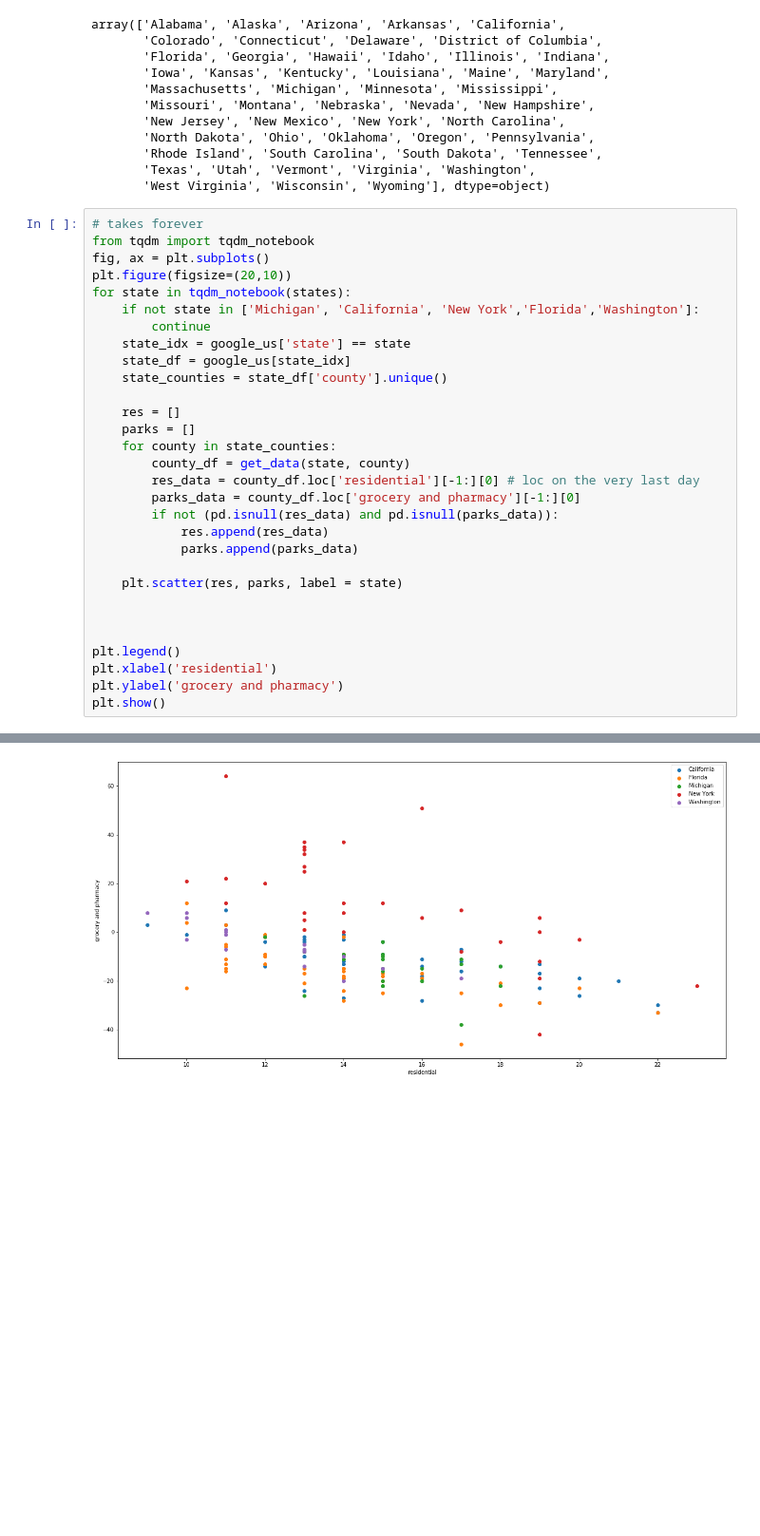
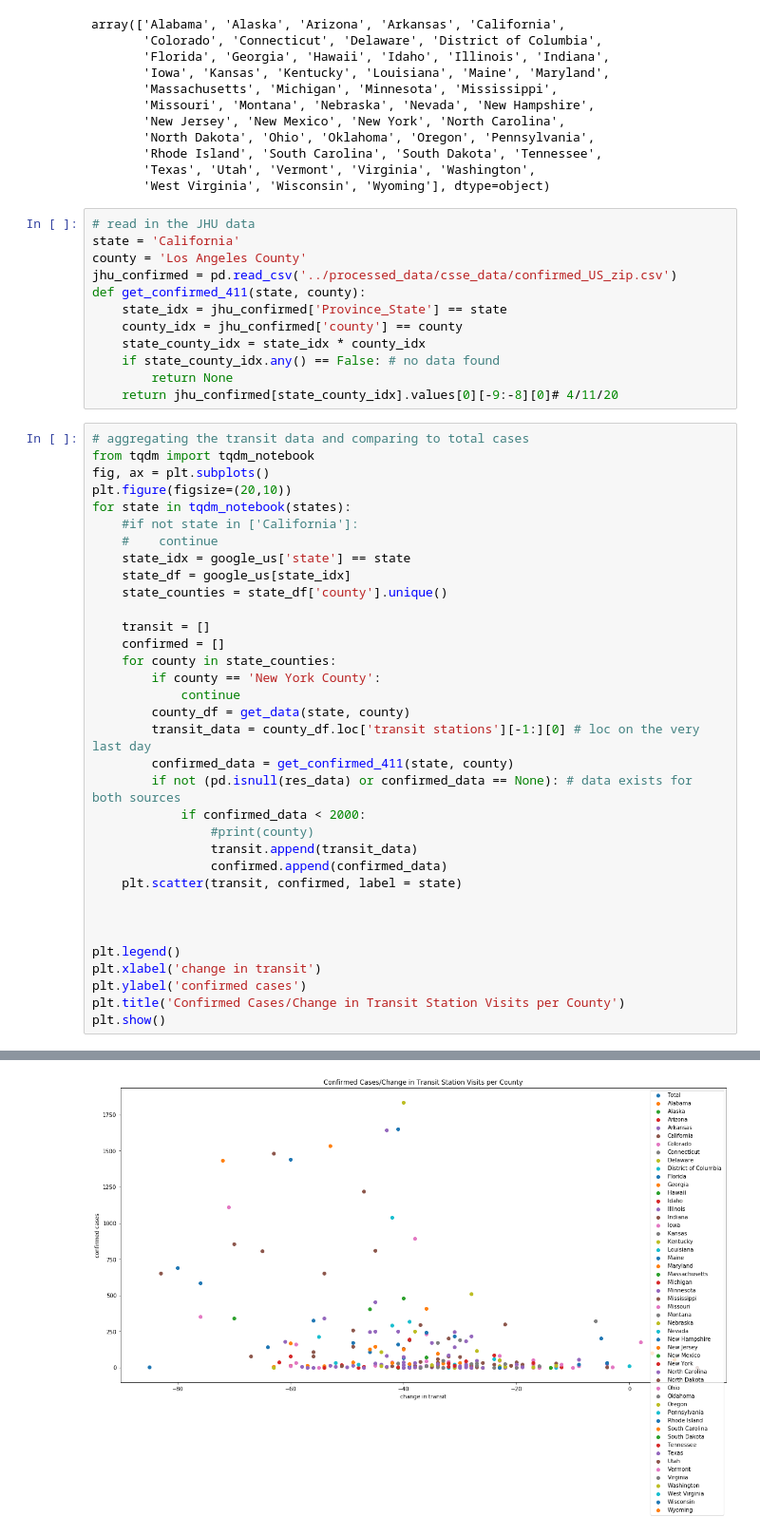
Before and after one commit to mjang2000/covid-data-challenge, a Jupyter notebook: scripts/google_eda.ipynb, the cells around one changed output, grey strips where cells are left out. Shown at 95% size. Cells and saved outputs as stored; diff of their text form; blank space fills up the shorter version.

Commit message:
create by county

```diff
--- a/scripts/google_eda.ipynb
+++ b/scripts/google_eda.ipynb
@@ -198,40 +199,56 @@ array(['Alabama', 'Alaska', 'Arizona', 'Arkansas', 'California',
        'Rhode Island', 'South Carolina', 'South Dakota', 'Tennessee',
        'Texas', 'Utah', 'Vermont', 'Virginia', 'Washington',
        'West Virginia', 'Wisconsin', 'Wyoming'], dtype=object)
+# %%
+# read in the JHU data
+state = 'California'
+county = 'Los Angeles County'
+jhu_confirmed = pd.read_csv('../processed_data/csse_data/confirmed_US_zip.csv')
+def get_confirmed_411(state, county):
+    state_idx = jhu_confirmed['Province_State'] == state
+    county_idx = jhu_confirmed['county'] == county
+    state_county_idx = state_idx * county_idx
+    if state_county_idx.any() == False: # no data found
+        return None
+    return jhu_confirmed[state_county_idx].values[0][-9:-8][0]# 4/11/20
 # %%
-# takes forever
+# aggregating the transit data and comparing to total cases
 from tqdm import tqdm_notebook
 fig, ax = plt.subplots()
 plt.figure(figsize=(20,10))
 for state in tqdm_notebook(states):
-    if not state in ['Michigan', 'California', 'New York','Florida','Washington']:
-        continue
+    #if not state in ['California']:
+    #    continue
     state_idx = google_us['state'] == state
     state_df = google_us[state_idx]
     state_counties = state_df['county'].unique()
 
-    res = []
-    parks = []
+    transit = []
+    confirmed = []
     for county in state_counties:
+        if county == 'New York County':
+            continue
         county_df = get_data(state, county)
-        res_data = county_df.loc['residential'][-1:][0] # loc on the very last day
-        parks_data = county_df.loc['grocery and pharmacy'][-1:][0]
-        if not (pd.isnull(res_data) and pd.isnull(parks_data)):
-            res.append(res_data)
-            parks.append(parks_data)
-
-    plt.scatter(res, parks, label = state)
+        transit_data = county_df.loc['transit stations'][-1:][0] # loc on the very last day
+        confirmed_data = get_confirmed_411(state, county)
+        if not (pd.isnull(res_data) or confirmed_data == None): # data exists for both sources
+            if confirmed_data < 2000:
+                #print(county)
+                transit.append(transit_data)
+                confirmed.append(confirmed_data)
+    plt.scatter(transit, confirmed, label = state)
 
 
 
 plt.legend()
-plt.xlabel('residential')
-plt.ylabel('grocery and pharmacy')
+plt.xlabel('change in transit')
+plt.ylabel('confirmed cases')
+plt.title('Confirmed Cases/Change in Transit Station Visits per County')
 plt.show()
 # %% [output]
 [interactive output not drawn]
 [figure]
-[figure, old version]
+[figure, new version]
 # %%
 # read in the JHU data
 state = 'California'
```
Also changed, not shown: parts of 6 cells of this notebook, 7 other files.
